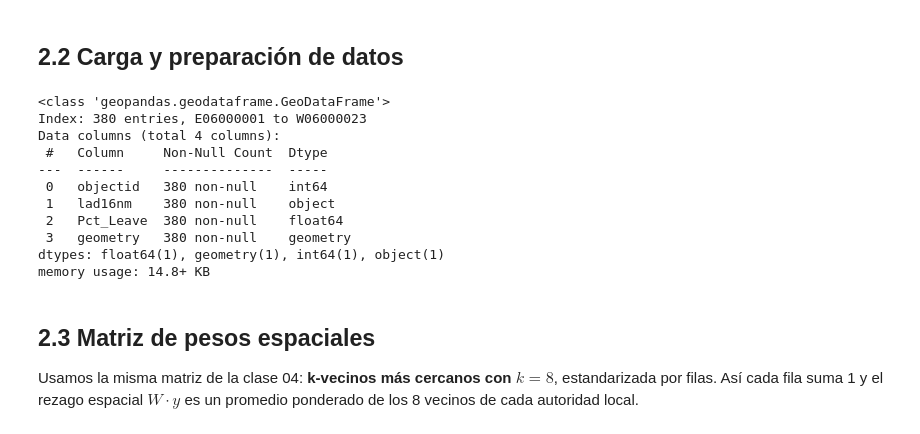
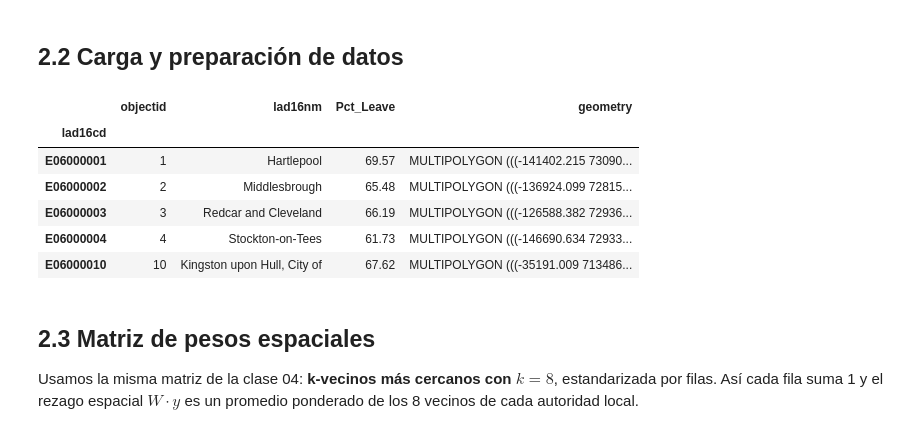
Before and after one commit to daniopitz/geodata, a Jupyter notebook: 05_autocorrelacion_local.ipynb, the cells around one changed output. Cells and saved outputs as stored; diff of their text form; code cells hidden in the pictures.

```diff
--- a/05_autocorrelacion_local.ipynb
+++ b/05_autocorrelacion_local.ipynb
@@ -64,38 +64,34 @@ from splot.esda import plot_moran, lisa_cluster, plot_local_autocorrelation
 # %%
 # Resultados del referéndum
 ref = pd.read_csv(
     "datos/external/brexit/brexit_vote.csv",
     index_col="Area_Code",
 )
 
 # Límites de los distritos de autoridad local
 lads = geopandas.read_file(
     "datos/external/brexit/local_authority_districts.geojson"
 ).set_index("lad16cd")
 
 # Combinar atributos + geometrías y reproyectar a Web Mercator
 db = (
     geopandas.GeoDataFrame(
         lads.join(ref[["Pct_Leave"]]), crs=lads.crs
     )
     .to_crs(epsg=3857)[
         ["objectid", "lad16nm", "Pct_Leave", "geometry"]
     ]
     .dropna()
 )
-db.info()
+db.head()
 # %% [output]
-<class 'geopandas.geodataframe.GeoDataFrame'>
-Index: 380 entries, E06000001 to W06000023
-Data columns (total 4 columns):
- #   Column     Non-Null Count  Dtype
----  ------     --------------  -----
- 0   objectid   380 non-null    int64
- 1   lad16nm    380 non-null    object
- 2   Pct_Leave  380 non-null    float64
- 3   geometry   380 non-null    geometry
-dtypes: float64(1), geometry(1), int64(1), object(1)
-memory usage: 14.8+ KB
+|  | objectid | lad16nm | Pct_Leave | geometry |
+| lad16cd |  |  |  |  |
+| E06000001 | 1 | Hartlepool | 69.57 | MULTIPOLYGON (((-141402.215 73090... |
+| E06000002 | 2 | Middlesbrough | 65.48 | MULTIPOLYGON (((-136924.099 72815... |
+| E06000003 | 3 | Redcar and Cleveland | 66.19 | MULTIPOLYGON (((-126588.382 72936... |
+| E06000004 | 4 | Stockton-on-Tees | 61.73 | MULTIPOLYGON (((-146690.634 72933... |
+| E06000010 | 10 | Kingston upon Hull, City of | 67.62 | MULTIPOLYGON (((-35191.009 713486... |
 # %% [markdown]
 ## 2.3 Matriz de pesos espaciales
 
```
Also changed, not shown: parts of 17 cells of this notebook.
